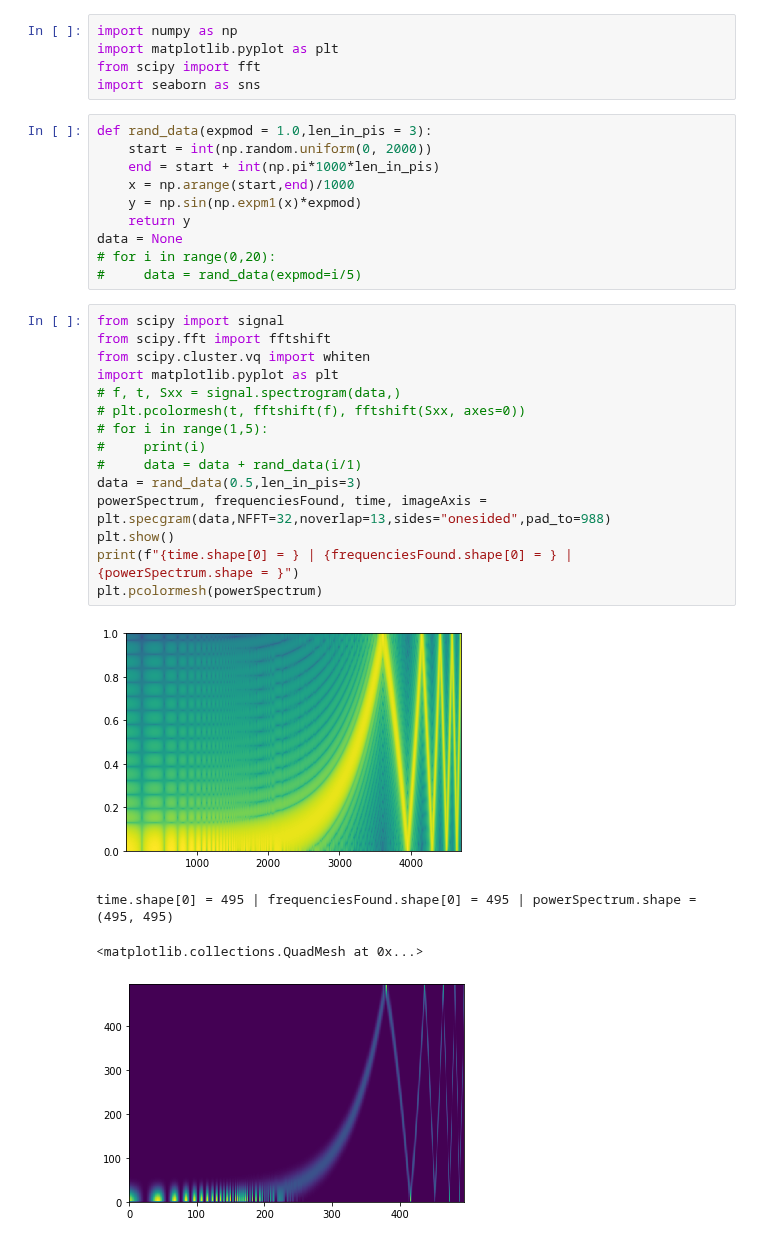
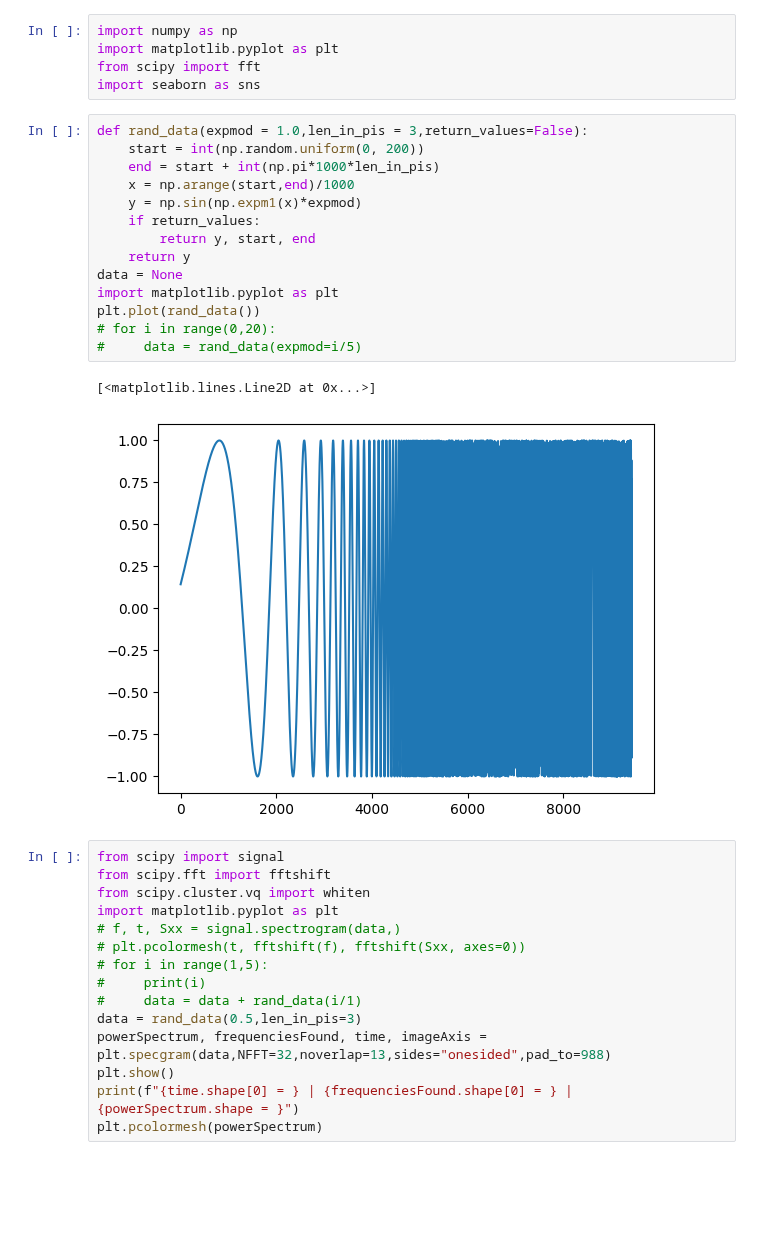
Before and after one commit to aashraychegu/testing_grounds, a Jupyter notebook: ready/gan_test.ipynb, the cells around one changed output. Drawn from its saved outputs; the diff is of its cells as text; blank space fills up the shorter version.

```diff
--- a/ready/gan_test.ipynb
+++ b/ready/gan_test.ipynb
@@ -4,15 +4,22 @@ import matplotlib.pyplot as plt
 from scipy import fft
 import seaborn as sns
 # %%
-def rand_data(expmod = 1.0,len_in_pis = 3):
-    start = int(np.random.uniform(0, 2000))
+def rand_data(expmod = 1.0,len_in_pis = 3,return_values=False):
+    start = int(np.random.uniform(0, 200))
     end = start + int(np.pi*1000*len_in_pis)
     x = np.arange(start,end)/1000
     y = np.sin(np.expm1(x)*expmod)
+    if return_values:
+        return y, start, end
     return y
 data = None
+import matplotlib.pyplot as plt
+plt.plot(rand_data())
 # for i in range(0,20):
 #     data = rand_data(expmod=i/5)
+# %% [output]
+[<matplotlib.lines.Line2D at 0x...>]
+[figure, added]
 # %%
 from scipy import signal
 from scipy.fft import fftshift
@@ -28,11 +35,6 @@ powerSpectrum, frequenciesFound, time, imageAxis = plt.specgram(data,NFFT=32,nov
 plt.show()
 print(f"{time.shape[0] = } | {frequenciesFound.shape[0] = } | {powerSpectrum.shape = }")
 plt.pcolormesh(powerSpectrum)
-# %% [output]
-[figure, removed]
-time.shape[0] = 495 | frequenciesFound.shape[0] = 495 | powerSpectrum.shape = (495, 495)
-<matplotlib.collections.QuadMesh at 0x...>
-[figure, removed]
 # %%
 plt.plot(data)
 plt.show()
```
Also changed, not shown: parts of 13 cells of this notebook.
